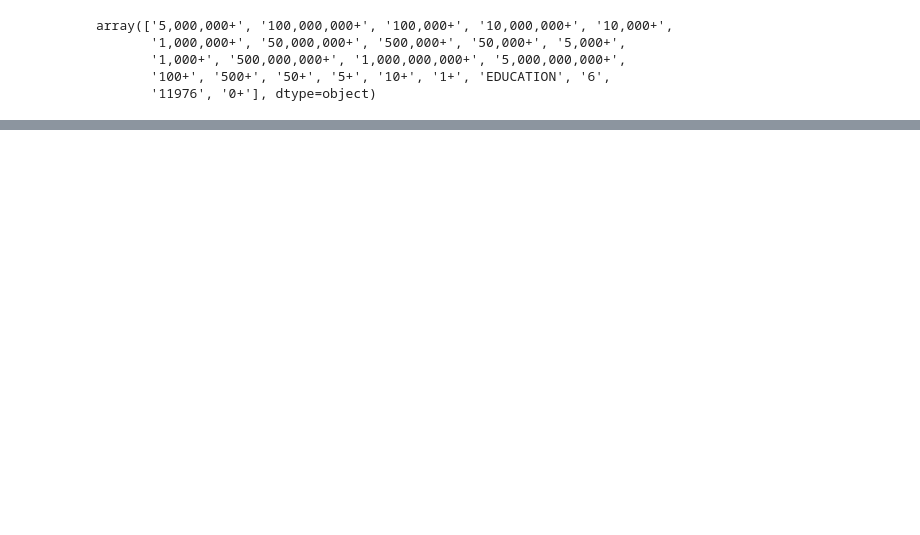
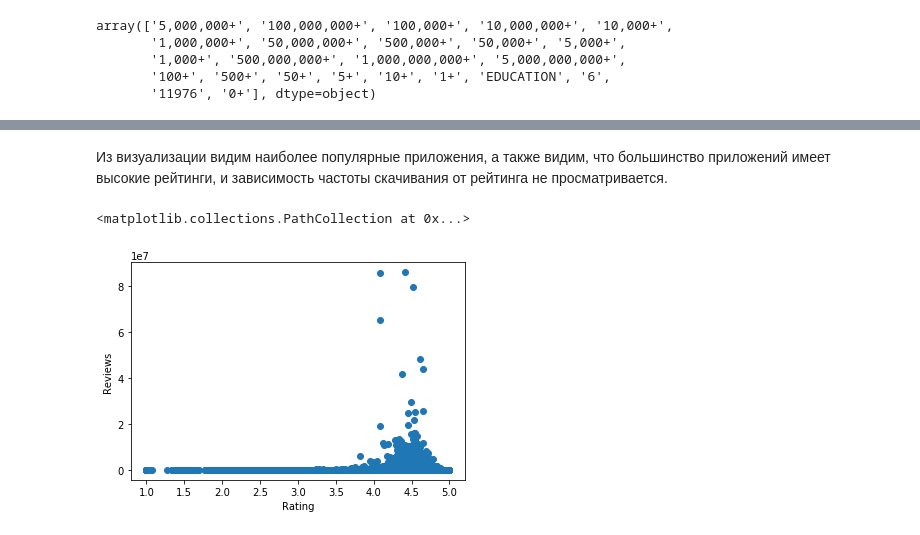
Before and after one commit to Anastasiya-Melnikova/netology_pyda, a Jupyter notebook: 14. Библиотека Matplotlib & Seaborn. Визуализация данных/visualization_data_hw.ipynb, the cells around one changed output, grey strips where cells are left out. Cells and saved outputs as stored; diff of their text form; code cells hidden in the pictures; blank space fills up the shorter version.

```diff
--- a/14. Библиотека Matplotlib & Seaborn. Визуализация данных/visualization_data_hw.ipynb
+++ b/14. Библиотека Matplotlib & Seaborn. Визуализация данных/visualization_data_hw.ipynb
@@ -87,0 +91,12 @@ df_app.head()
+# %% [markdown]
+Из визуализации видим наиболее популярные приложения, а также видим, что большинство приложений имеет высокие рейтинги, и зависимость частоты скачивания от рейтинга не просматривается.
+# %%
+# взаимосвязь доходности приложения и его рейтинга
+Rating = df_app['Rating']
+Reviews = df_app['Reviews']
+plt.xlabel('Rating')
+plt.ylabel('Reviews')
+plt.scatter(Rating, Reviews)
+# %% [output]
+<matplotlib.collections.PathCollection at 0x...>
+[figure, added]
```
Also changed, not shown: parts of 18 cells of this notebook.
